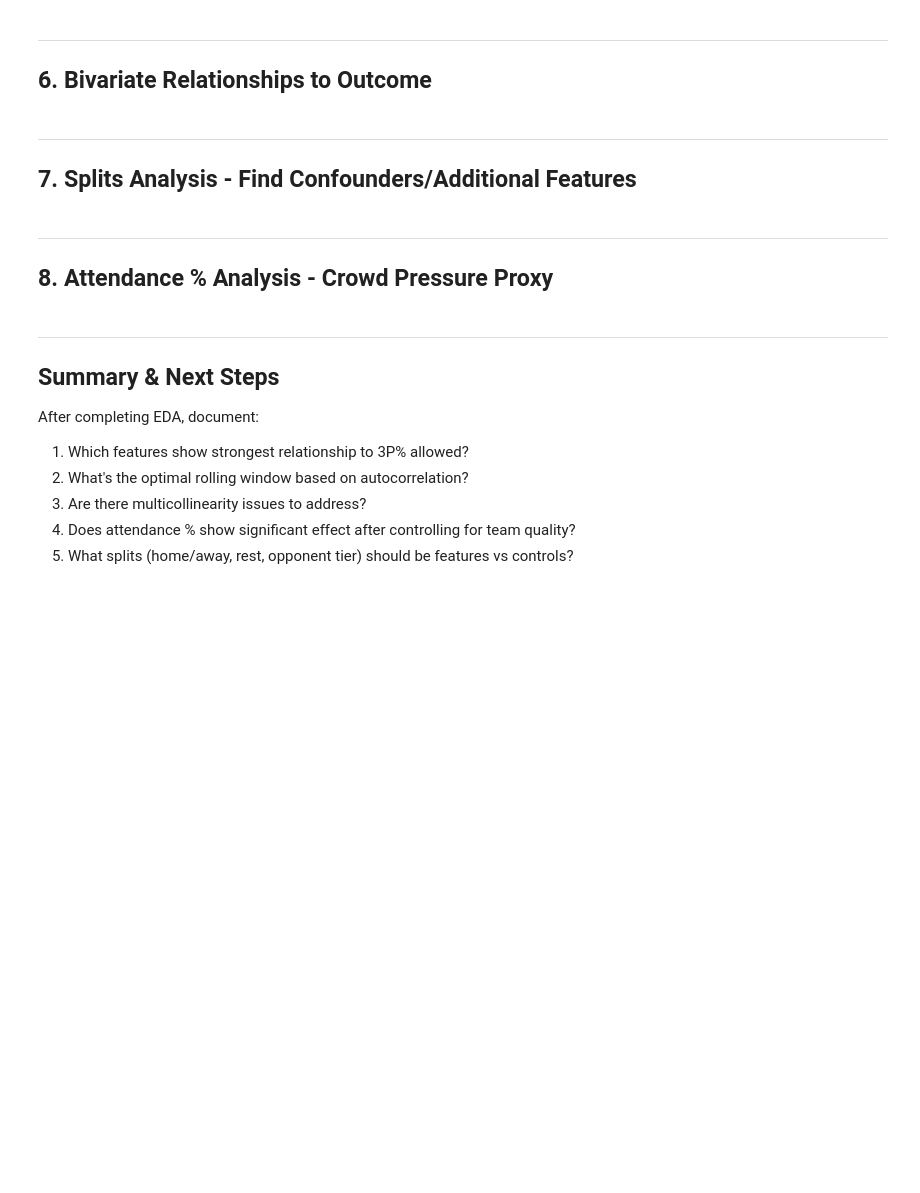
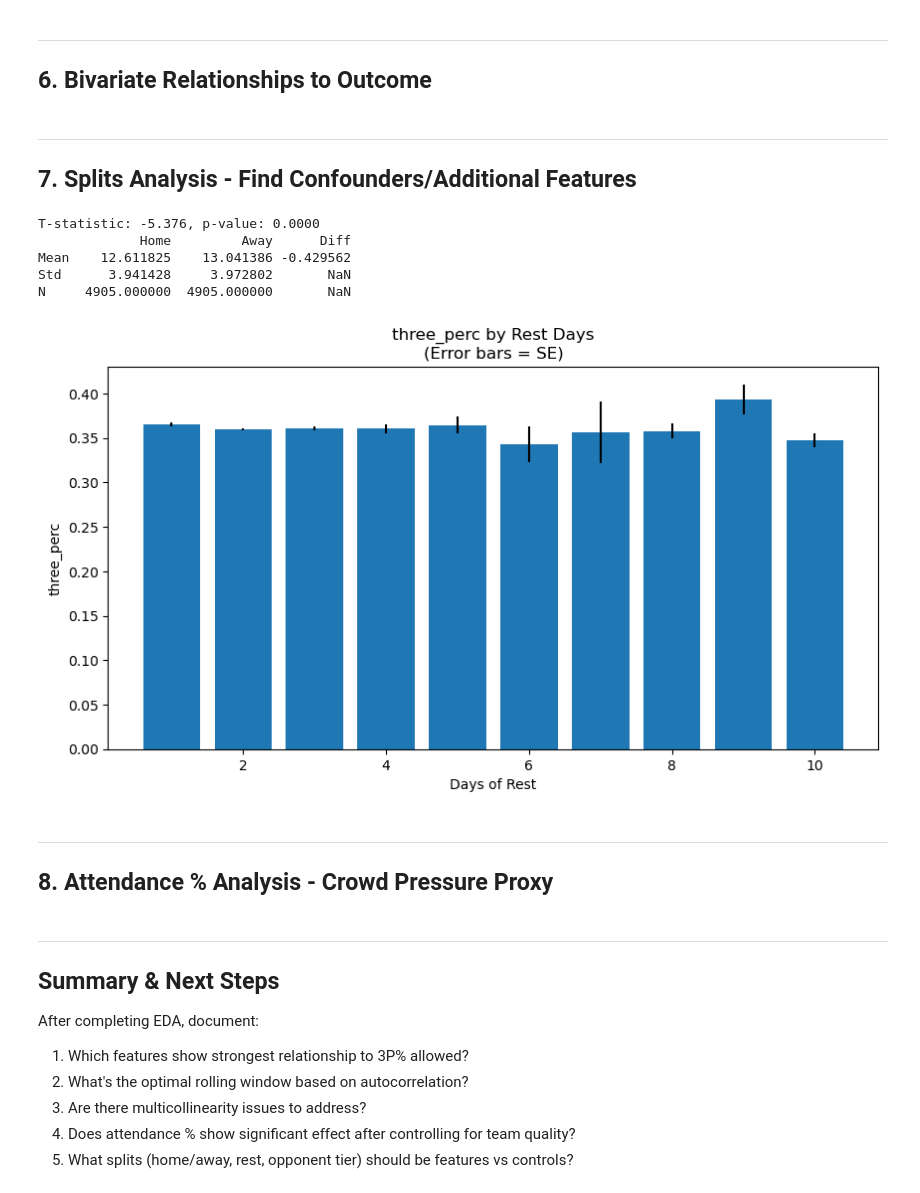
Before and after one commit to eac521/bets, a Jupyter notebook: Notebooks/shot_quality_eda.ipynb, the cells around one changed output. Drawn from its saved outputs; the diff is of its cells as text; code cells hidden in the pictures; blank space fills up the shorter version.

```diff
--- a/Notebooks/shot_quality_eda.ipynb
+++ b/Notebooks/shot_quality_eda.ipynb
@@ -636,0 +593,5 @@ plt.show()
+# %%
+nba_month_order = [10, 11, 12, 1, 2, 3, 4]
+opp['month'] = opp.game_date.apply(lambda x: pd.to_datetime(x).month)
+opp['game_ct'] = opp.sort_values(by='game_date').groupby(['opp_id','season']).game_id.cumcount().astype(int)
+opp['week'] = np.floor(opp.game_ct /3)
@@ -636,0 +600,10 @@ plt.show()
+# %%
+##shots by month
+plt.figure(figsize=(17,10))
+opp['month'] = opp.game_date.apply(lambda x: pd.to_datetime(x).month)
+opp['game_ct'] = opp.sort_values(by='game_date').groupby(['opp_id','season']).game_id.cumcount().astype(int)
+sns.lineplot(data=opp[['week','threesAllowed']],x='week',y='threesAllowed')
+
+plt.axvline(x=13,color='red',ls='--')
+plt.axvline(x=16,color='red',ls='--')
+plt.show()
@@ -1035,8 +1054,8 @@ def analyze_home_away_split(df, col):
     """
     Compare metric distributions for home vs away games.
     """
-    home = df[df['is_home'] == True][col].dropna()
-    away = df[df['is_home'] == False][col].dropna()
+    home = df[df['home'] == 1][col].dropna()
+    away = df[df['home'] == 0][col].dropna()
 
     # T-test
     t_stat, p_val = stats.ttest_ind(home, away)
@@ -1050,26 +1069,34 @@ def analyze_home_away_split(df, col):
     print(f"T-statistic: {t_stat:.3f}, p-value: {p_val:.4f}")
     return summary
 
-# home_away = analyze_home_away_split(df, 'fg3_pct_allowed')
-# print(home_away)
+home_away = analyze_home_away_split(opp, 'three_perc')
+print(home_away)
+# %% [output]
+T-statistic: -5.376, p-value: 0.0000
+             Home         Away      Diff
+Mean    12.611825    13.041386 -0.429562
+Std      3.941428     3.972802       NaN
+N     4905.000000  4905.000000       NaN
 # %%
 # 7b. Rest days impact
 def analyze_rest_impact(df, col):
     """
     Analyze how rest days affect the metric.
     """
-    rest_summary = df.groupby('rest_days')[col].agg(['mean', 'std', 'count'])
+    rest_summary = df.groupby('daysBetweenGames')[col].agg(['mean', 'std', 'count'])
 
     fig, ax = plt.subplots(figsize=(10, 5))
     ax.bar(rest_summary.index, rest_summary['mean'], yerr=rest_summary['std']/np.sqrt(rest_summary['count']))
     ax.set_xlabel('Days of Rest')
     ax.set_ylabel(col)
     ax.set_title(f'{col} by Rest Days\n(Error bars = SE)')
     plt.show()
 
     return rest_summary
 
-# rest_analysis = analyze_rest_impact(df, 'fg3_pct_allowed')
+rest_analysis = analyze_rest_impact(opp, 'three_perc')
+# %% [output]
+[figure, added]
 # %%
 # 7c. Opponent tier analysis
 def analyze_opponent_tiers(df, col, tier_col='opp_tier'):
```
Also changed, not shown: parts of 35 cells of this notebook, 5 other files.
